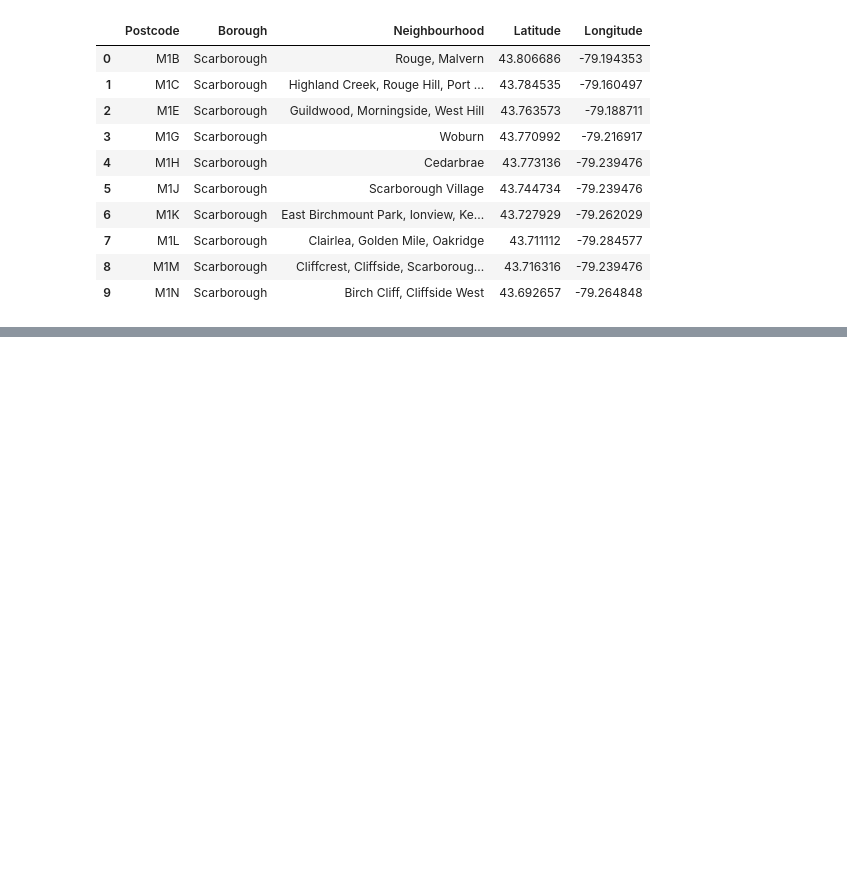
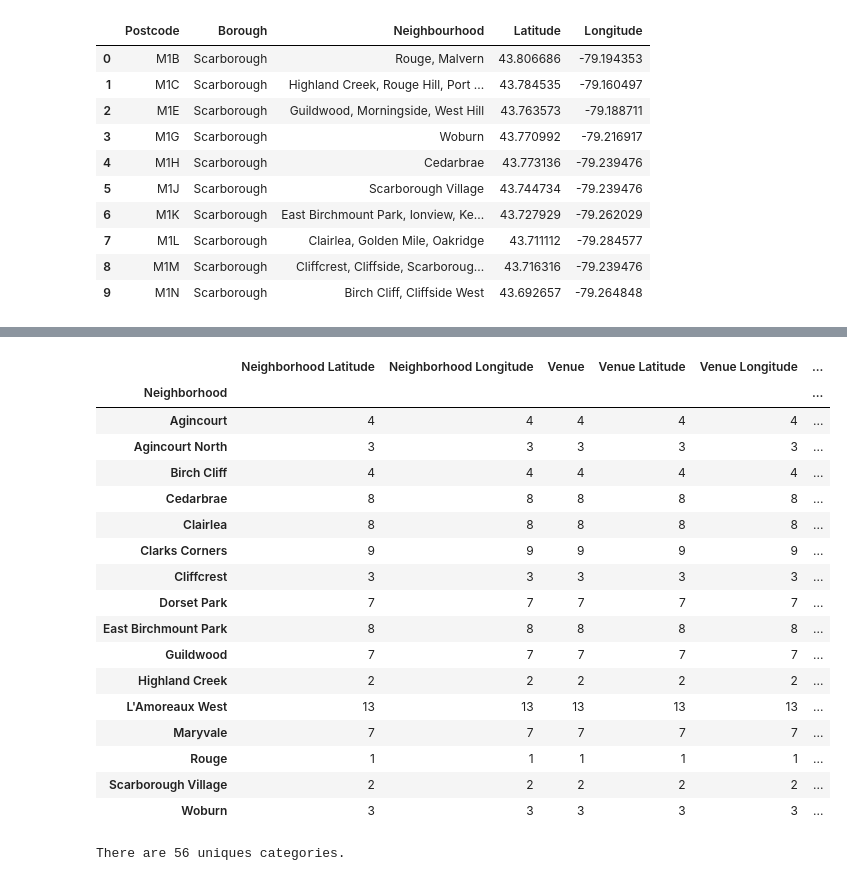
Before and after one commit to SHUOVKSHI/Coursera_Capstone, a Jupyter notebook: Explore and Cluster the neighborhoods in Toronto.ipynb, the cells around one changed output, grey strips where cells are left out. Drawn from its saved outputs; the diff is of its cells as text; code cells hidden in the pictures; blank space fills up the shorter version.

```diff
--- a/Explore and Cluster the neighborhoods in Toronto.ipynb
+++ b/Explore and Cluster the neighborhoods in Toronto.ipynb
@@ -98,0 +330,12 @@ df_data.head(10)
+# %%
+# function that extracts the category of the venue
+def get_category_type(row):
+    try:
+        categories_list = row['categories']
+    except:
+        categories_list = row['venue.categories']
+
+    if len(categories_list) == 0:
+        return None
+    else:
+        return categories_list[0]['name']
@@ -98,0 +444,25 @@ df_data.head(10)
+# %%
+Scarborough_venues.groupby('Neighborhood').count()
+# %% [output]
+|  | Neighborhood Latitude | Neighborhood Longitude | Venue | Venue Latitude | Venue Longitude | ... |
+| Neighborhood |  |  |  |  |  | ... |
+| Agincourt | 4 | 4 | 4 | 4 | 4 | ... |
+| Agincourt North | 3 | 3 | 3 | 3 | 3 | ... |
+| Birch Cliff | 4 | 4 | 4 | 4 | 4 | ... |
+| Cedarbrae | 8 | 8 | 8 | 8 | 8 | ... |
+| Clairlea | 8 | 8 | 8 | 8 | 8 | ... |
+| Clarks Corners | 9 | 9 | 9 | 9 | 9 | ... |
+| Cliffcrest | 3 | 3 | 3 | 3 | 3 | ... |
+| Dorset Park | 7 | 7 | 7 | 7 | 7 | ... |
+| East Birchmount Park | 8 | 8 | 8 | 8 | 8 | ... |
+| Guildwood | 7 | 7 | 7 | 7 | 7 | ... |
+| Highland Creek | 2 | 2 | 2 | 2 | 2 | ... |
+| L'Amoreaux West | 13 | 13 | 13 | 13 | 13 | ... |
+| Maryvale | 7 | 7 | 7 | 7 | 7 | ... |
+| Rouge | 1 | 1 | 1 | 1 | 1 | ... |
+| Scarborough Village | 2 | 2 | 2 | 2 | 2 | ... |
+| Woburn | 3 | 3 | 3 | 3 | 3 | ... |
+# %%
+print('There are {} uniques categories.'.format(len(Scarborough_venues['Venue Category'].unique())))
+# %% [output]
+There are 56 uniques categories.
```
Also changed, not shown: parts of 48 cells of this notebook.
